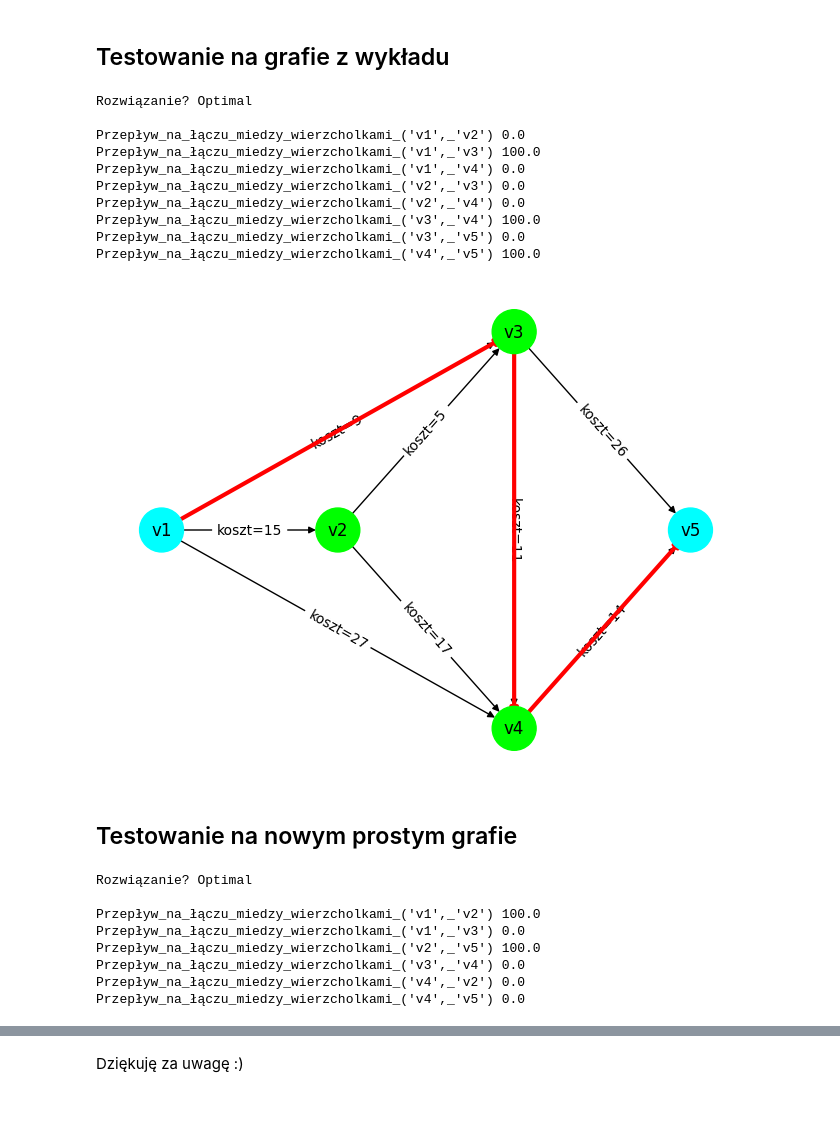
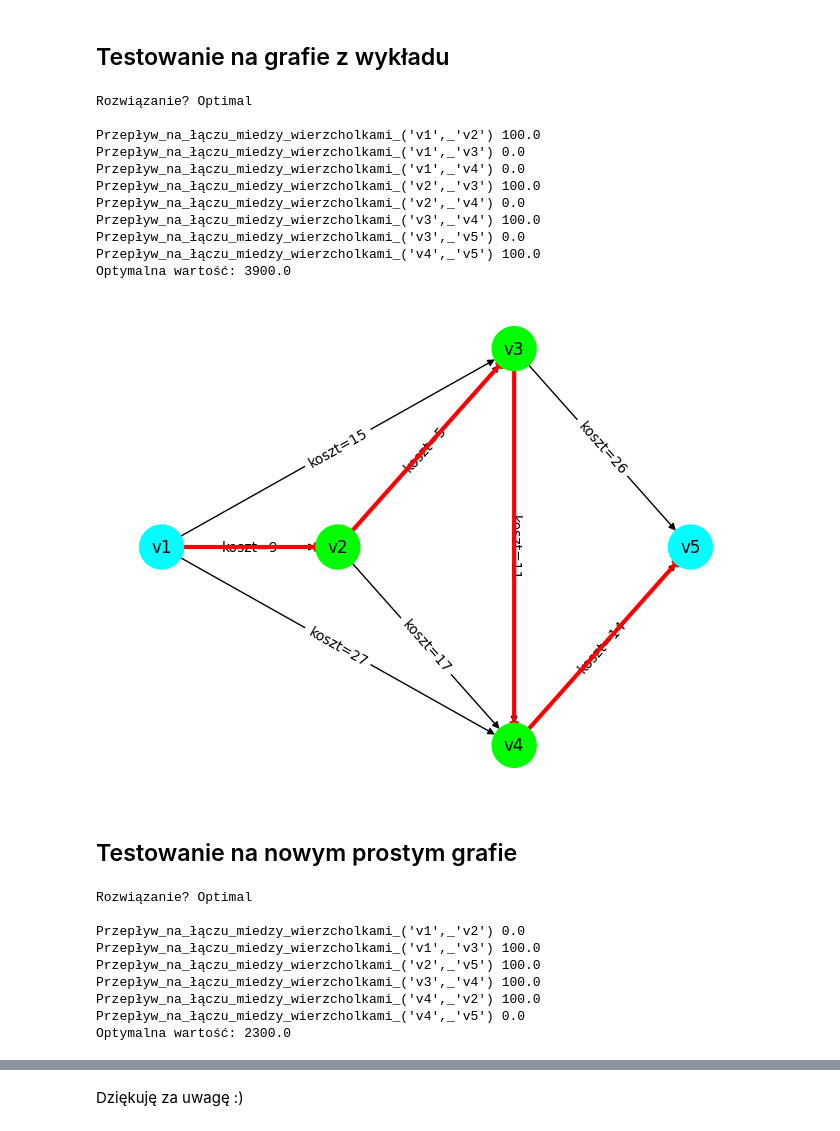
Before and after one commit to kpekala/ICT_AGH_2_SEM, a Jupyter notebook: math/homeworks/task1.ipynb, the cells around one changed output, grey strips where cells are left out. Drawn from its saved outputs; the diff is of its cells as text; code cells hidden in the pictures.

```diff
--- a/math/homeworks/task1.ipynb
+++ b/math/homeworks/task1.ipynb
@@ -71,6 +62,9 @@ def model4(WIERZCHOLKI: List[str], LUKI: List[Tuple[int, int]], KOSZTY: Dict[str
       WIERZCHOLKI, [[luk[1] for luk in LUKI if luk[0] == wierzcholek] for wierzcholek in WIERZCHOLKI]
       ))
 
+  zip_iterator = zip(WIERZCHOLKI, [[luk[0] for luk in LUKI if luk[1] == wierzcholek] for wierzcholek in WIERZCHOLKI])
+  WEJSCIA = dict(zip_iterator)
+
   # Zdefiniowanie zmiennych i podstawowe ograniczenia
   xs = plp.LpVariable.dicts(
       "Przepływ_na_łączu_miedzy_wierzcholkami",
@@ -80,15 +74,22 @@ def model4(WIERZCHOLKI: List[str], LUKI: List[Tuple[int, int]], KOSZTY: Dict[str
     )
 
   # Funkcja celu:
-  model.setObjective(plp.lpSum(KOSZTY[luk]*xs[luk] for luk in LUKI))
+  zmienne = []
+  for v, sasiedzi in SASIEDZTWA.items():
+    zmienne += [KOSZTY[(v, sasiad)] * xs[(v, sasiad)] for sasiad in sasiedzi]
+  model.setObjective(plp.lpSum(zmienne))
+
   # Wolumen ruchu wypływa ze źródła:
-  model.add(plp.lpSum(xs[luk] for luk in LUKI if luk[0] is ZRODLO) == WOLUMEN_RUCHU)
-  # Znajdźmy wierzczhołki pośredniczące
-  POSREDNICZACE = [w for w in WIERZCHOLKI if w is not ZRODLO and w is not UJSCIE]
+  model.add(plp.lpSum(xs[(ZRODLO, v)] for v in SASIEDZTWA[ZRODLO]) == WOLUMEN_RUCHU)
+
   # Prawo Kirchhoffa
-  for wierzcholek in POSREDNICZACE:
-    model += plp.lpSum(xs[luk] for luk in LUKI if luk[1] == wierzcholek) == plp.lpSum(
-        xs[luk] for luk in LUKI if luk[0] == wierzcholek)
+  for v in WIERZCHOLKI:
+    # jesli jest wejsciem lub wyjsciem to nie dodajemy ograniczenia z prawa Kirchhoffa
+    if len(SASIEDZTWA[v]) != 0 and len(WEJSCIA[v]) != 0:
+      model += plp.lpSum(xs[(sasiad, v)] for sasiad in WEJSCIA[v]) == plp.lpSum(
+          xs[(v, sasiad)] for sasiad in SASIEDZTWA[v]
+      )
+
 
   return model
 # %% [markdown]
@@ -118,7 +119,7 @@ LUKI = [
 ZRODLO = "v1"
 UJSCIE = "v5"
 
-KOSZT_LUKI = [15, 9, 27, 5, 17, 11, 26, 14]
+KOSZT_LUKI = [9, 15, 27, 5, 17, 11, 26, 14]
 zip_iterator = zip(LUKI,KOSZT_LUKI)
 KOSZTY = dict(zip_iterator)
 
@@ -128,21 +129,35 @@ print("Rozwiązanie?", plp.LpStatus[m.status],"\n")
 vs = m.variables()
 for variable in vs:
   print(variable.name, variable.value())
+optimal_value = 0
+for i in range(len(m.variables())):
+  var_value = m.variables()[i].value()
+  if var_value > 0:
+    optimal_value += var_value * KOSZT_LUKI[i]
+print("Optymalna wartość:", optimal_value)
 # %% [output]
 Rozwiązanie? Optimal
 
-Przepływ_na_łączu_miedzy_wierzcholkami_('v1',_'v2') 0.0
-Przepływ_na_łączu_miedzy_wierzcholkami_('v1',_'v3') 100.0
+Przepływ_na_łączu_miedzy_wierzcholkami_('v1',_'v2') 100.0
+Przepływ_na_łączu_miedzy_wierzcholkami_('v1',_'v3') 0.0
 Przepływ_na_łączu_miedzy_wierzcholkami_('v1',_'v4') 0.0
-Przepływ_na_łączu_miedzy_wierzcholkami_('v2',_'v3') 0.0
+Przepływ_na_łączu_miedzy_wierzcholkami_('v2',_'v3') 100.0
 Przepływ_na_łączu_miedzy_wierzcholkami_('v2',_'v4') 0.0
 Przepływ_na_łączu_miedzy_wierzcholkami_('v3',_'v4') 100.0
 Przepływ_na_łączu_miedzy_wierzcholkami_('v3',_'v5') 0.0
 Przepływ_na_łączu_miedzy_wierzcholkami_('v4',_'v5') 100.0
+Optymalna wartość: 3900.0
-# %%
-draw(LUKI, ZRODLO, UJSCIE, KOSZTY, vs)
-# %% [output]
-[figure, removed]
+# %%
+positions = {
+    "v1": (0,0),
+    "v2": (1,0),
+    "v3": (2,1),
+    "v4": (2,-1),
+    "v5": (3,0)
+}
+draw(LUKI, ZRODLO, UJSCIE, KOSZTY, vs, positions)
+# %% [output]
+[figure, added]
 # %% [markdown]
 ## Testowanie na nowym prostym grafie
 # %%
@@ -168,7 +183,7 @@ LUKI = [
 ZRODLO = "v1"
 UJSCIE = "v5"
 
-KOSZT_LUKI = [2, 3, 8, 10, 2, 11]
+KOSZT_LUKI = [200, 3, 8, 10, 2, 11]
 zip_iterator = zip(LUKI,KOSZT_LUKI)
 KOSZTY = dict(zip_iterator)
 
@@ -178,12 +193,19 @@ print("Rozwiązanie?", plp.LpStatus[m.status],"\n")
 vs = m.variables()
 for variable in vs:
   print(variable, variable.value())
+optimal_value = 0
+for i in range(len(m.variables())):
+  var_value = m.variables()[i].value()
+  if var_value > 0:
+    optimal_value += var_value * KOSZT_LUKI[i]
+print("Optymalna wartość:", optimal_value)
 # %% [output]
 Rozwiązanie? Optimal
 
-Przepływ_na_łączu_miedzy_wierzcholkami_('v1',_'v2') 100.0
-Przepływ_na_łączu_miedzy_wierzcholkami_('v1',_'v3') 0.0
+Przepływ_na_łączu_miedzy_wierzcholkami_('v1',_'v2') 0.0
+Przepływ_na_łączu_miedzy_wierzcholkami_('v1',_'v3') 100.0
 Przepływ_na_łączu_miedzy_wierzcholkami_('v2',_'v5') 100.0
-Przepływ_na_łączu_miedzy_wierzcholkami_('v3',_'v4') 0.0
-Przepływ_na_łączu_miedzy_wierzcholkami_('v4',_'v2') 0.0
+Przepływ_na_łączu_miedzy_wierzcholkami_('v3',_'v4') 100.0
+Przepływ_na_łączu_miedzy_wierzcholkami_('v4',_'v2') 100.0
 Przepływ_na_łączu_miedzy_wierzcholkami_('v4',_'v5') 0.0
+Optymalna wartość: 2300.0
```
Also changed, not shown: parts of 5 cells of this notebook.
